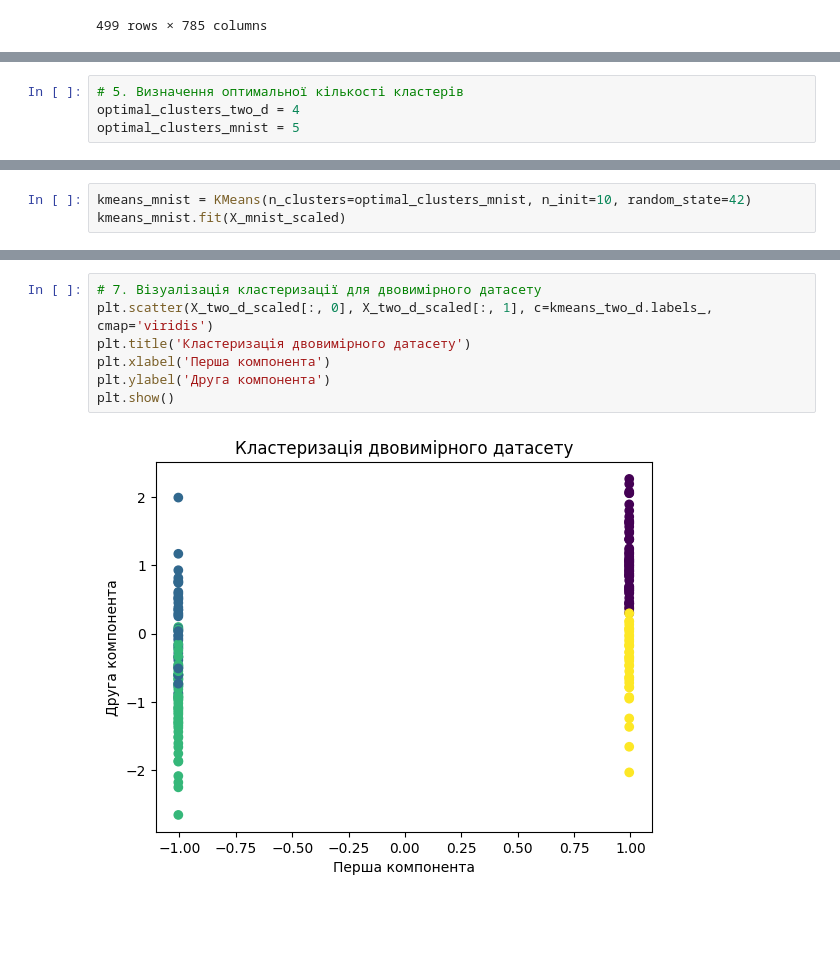
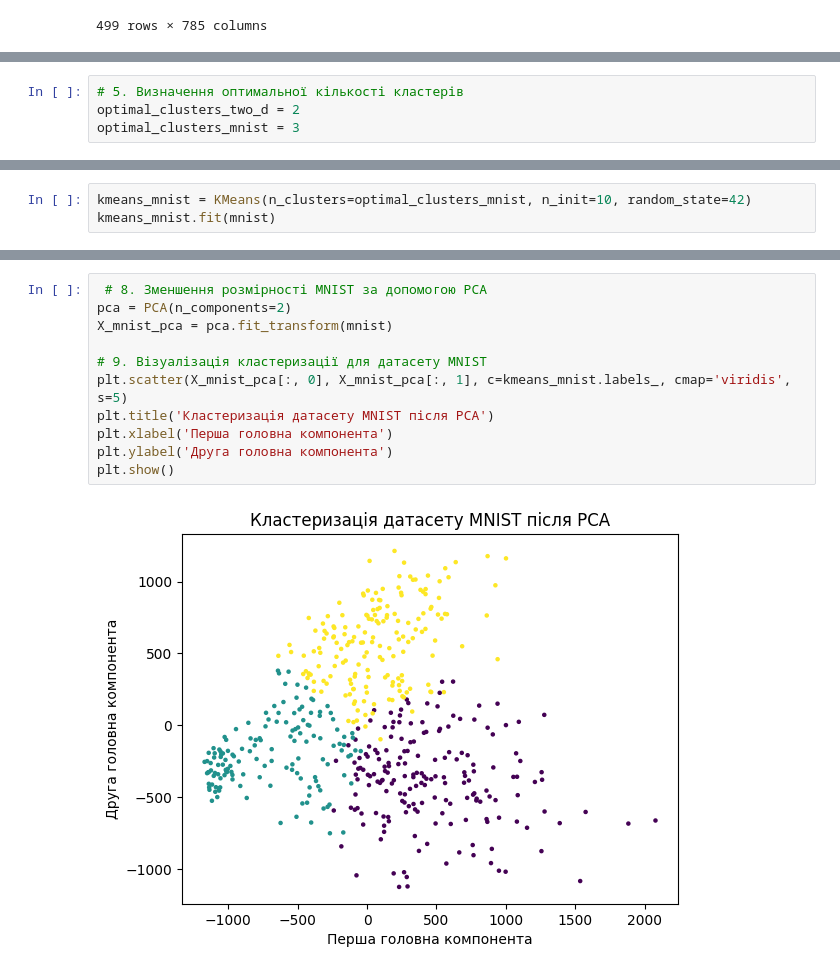
Before and after one commit to OlhaYastrebova/goit-ds-hw, a Jupyter notebook: Hw9.ipynb, the cells around one changed output, grey strips where cells are left out. Cells and saved outputs as stored; diff of their text form; blank space fills up the shorter version.

Commit message:
Створено за допомогою Colab

```diff
--- a/Hw9.ipynb
+++ b/Hw9.ipynb
@@ -77,7 +72,7 @@ plot_elbow_method(X_mnist_scaled, 'Ліктевий метод для датас
 # %%
 # 5. Визначення оптимальної кількості кластерів
-optimal_clusters_two_d = 4
-optimal_clusters_mnist = 5
+optimal_clusters_two_d = 2
+optimal_clusters_mnist = 3
 # %%
 # 6. Кластеризація за допомогою K-means
 kmeans_two_d = KMeans(n_clusters=optimal_clusters_two_d, n_init=10, random_state=42)
@@ -87,4 +82,4 @@ KMeans(n_clusters=4, n_init=10, random_state=42)
 # %%
 kmeans_mnist = KMeans(n_clusters=optimal_clusters_mnist, n_init=10, random_state=42)
-kmeans_mnist.fit(X_mnist_scaled)
+kmeans_mnist.fit(mnist)
 # %% [output]
@@ -92,9 +101,13 @@ KMeans(n_clusters=5, n_init=10, random_state=42)
 # %%
-# 7. Візуалізація кластеризації для двовимірного датасету
-plt.scatter(X_two_d_scaled[:, 0], X_two_d_scaled[:, 1], c=kmeans_two_d.labels_, cmap='viridis')
-plt.title('Кластеризація двовимірного датасету')
-plt.xlabel('Перша компонента')
-plt.ylabel('Друга компонента')
+ # 8. Зменшення розмірності MNIST за допомогою PCA
+pca = PCA(n_components=2)
+X_mnist_pca = pca.fit_transform(mnist)
+
+# 9. Візуалізація кластеризації для датасету MNIST
+plt.scatter(X_mnist_pca[:, 0], X_mnist_pca[:, 1], c=kmeans_mnist.labels_, cmap='viridis', s=5)
+plt.title('Кластеризація датасету MNIST після PCA')
+plt.xlabel('Перша головна компонента')
+plt.ylabel('Друга головна компонента')
 plt.show()
 # %% [output]
-[figure, old version]
+[figure, new version]
```
Also changed, not shown: parts of 7 cells of this notebook.
